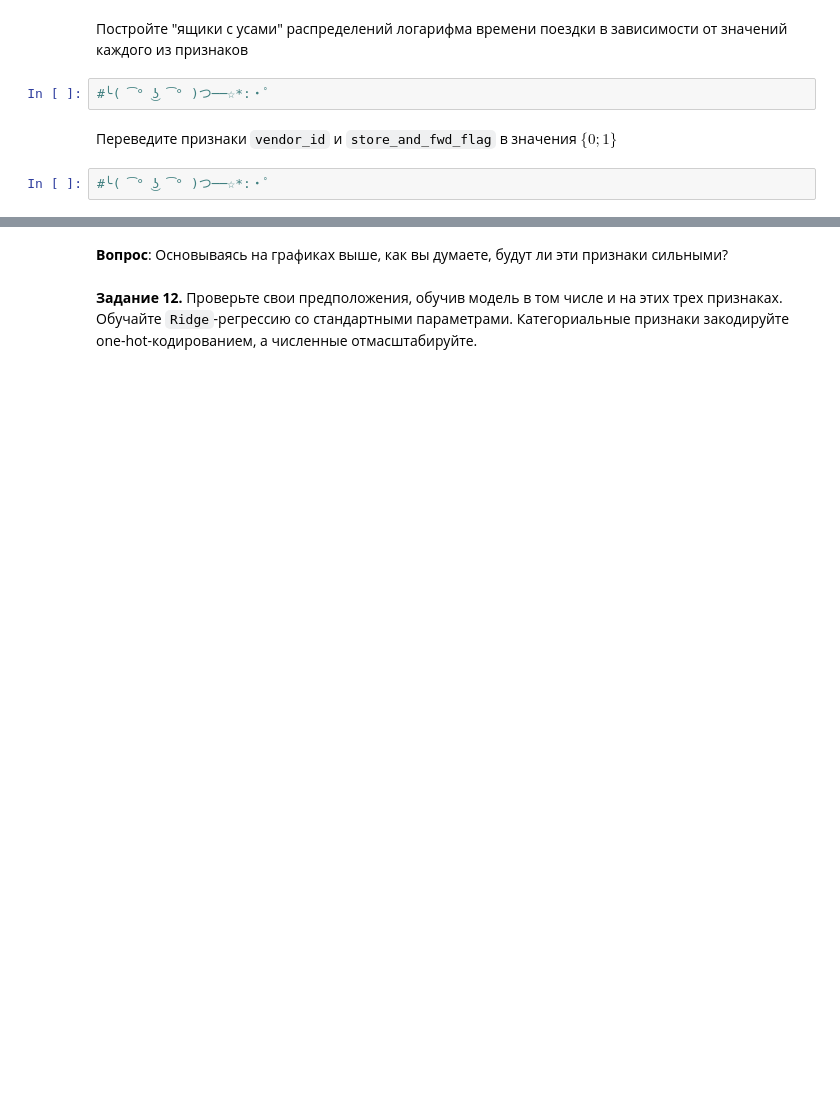
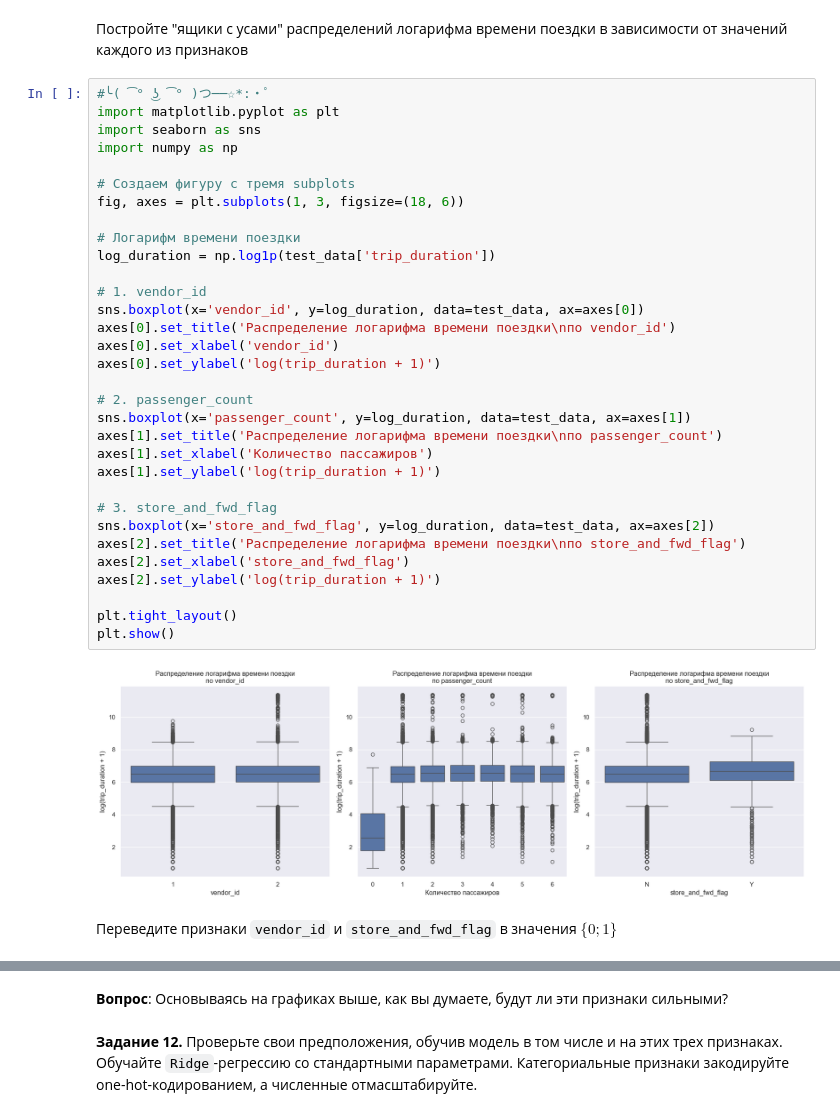
Before and after one commit to kuskas112/Labs, a Jupyter notebook: Машинное обучение/lab2/LR2_eda_linregr.ipynb, the cells around one changed output, grey strips where cells are left out. Saved outputs shown, nothing was run; the diff lists cells and outputs as text; blank space fills up the shorter version.

```diff
--- a/Машинное обучение/lab2/LR2_eda_linregr.ipynb
+++ b/Машинное обучение/lab2/LR2_eda_linregr.ipynb
@@ -898,8 +871,38 @@ RMSE: 3115.22
 # %% [markdown]
 Постройте "ящики с усами" распределений логарифма времени поездки в зависимости от значений каждого из признаков
-# %%
-#╰( ͡° ͜ʖ ͡° )つ──☆*:・ﾟ
+# %%
+#╰( ͡° ͜ʖ ͡° )つ──☆*:・ﾟ
+import matplotlib.pyplot as plt
+import seaborn as sns
+import numpy as np
+
+# Создаем фигуру с тремя subplots
+fig, axes = plt.subplots(1, 3, figsize=(18, 6))
+
+# Логарифм времени поездки
+log_duration = np.log1p(test_data['trip_duration'])
+
+# 1. vendor_id
+sns.boxplot(x='vendor_id', y=log_duration, data=test_data, ax=axes[0])
+axes[0].set_title('Распределение логарифма времени поездки\nпо vendor_id')
+axes[0].set_xlabel('vendor_id')
+axes[0].set_ylabel('log(trip_duration + 1)')
+
+# 2. passenger_count
+sns.boxplot(x='passenger_count', y=log_duration, data=test_data, ax=axes[1])
+axes[1].set_title('Распределение логарифма времени поездки\nпо passenger_count')
+axes[1].set_xlabel('Количество пассажиров')
+axes[1].set_ylabel('log(trip_duration + 1)')
+
+# 3. store_and_fwd_flag
+sns.boxplot(x='store_and_fwd_flag', y=log_duration, data=test_data, ax=axes[2])
+axes[2].set_title('Распределение логарифма времени поездки\nпо store_and_fwd_flag')
+axes[2].set_xlabel('store_and_fwd_flag')
+axes[2].set_ylabel('log(trip_duration + 1)')
+
+plt.tight_layout()
+plt.show()
+# %% [output]
+[figure, added]
 # %% [markdown]
 Переведите признаки `vendor_id` и `store_and_fwd_flag` в значения $\{0;1\}$
-# %%
-#╰( ͡° ͜ʖ ͡° )つ──☆*:・ﾟ
```
Also changed, not shown: parts of 27 cells of this notebook, 3 other files.
